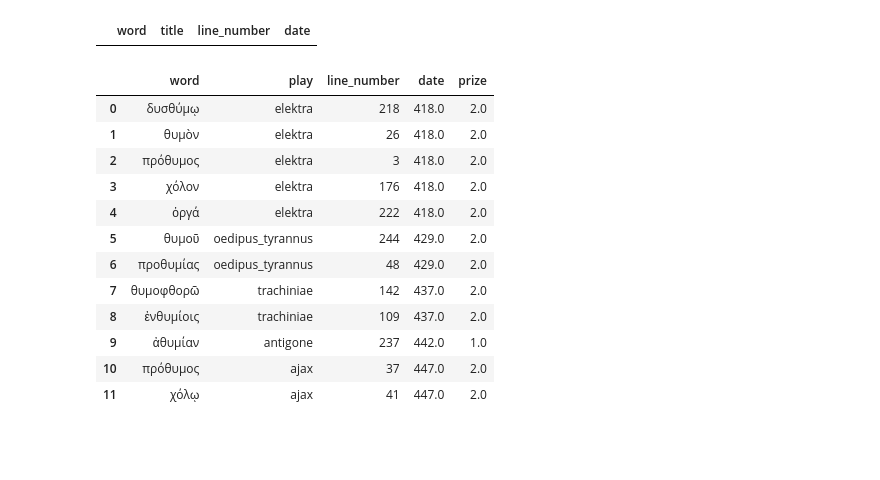
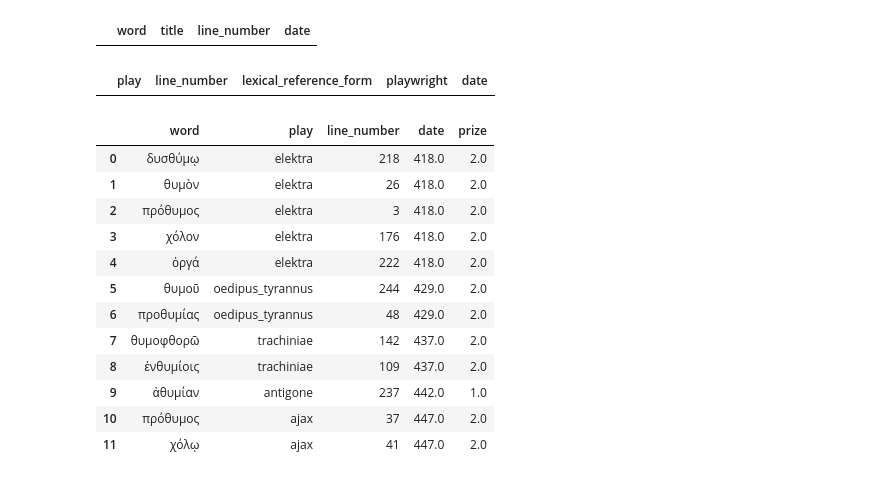
Before and after one commit to isaw-ga-3024/isaw-ga-3024.github.io, a Jupyter notebook: rebekah-rust-rebekahrust/rust_pandas-many-to-one.ipynb, the cells around one changed output. Drawn from its saved outputs; the diff is of its cells as text; code cells hidden in the pictures; blank space fills up the shorter version.

```diff
--- a/rebekah-rust-rebekahrust/rust_pandas-many-to-one.ipynb
+++ b/rebekah-rust-rebekahrust/rust_pandas-many-to-one.ipynb
@@ -339,5 +334,18 @@ ORDER BY play_info.date
 # %% [output]
 |  | word | title | line_number | date |
+# %%
+#So it seems that sql doesn't recognize unidcode, ergo the following code produces nothing.
+#I'm going to read up on how the Classical Toolkit can help my unicode issues this week, but right now I've run out of time.
+pd.read_sql("""SELECT anger.play,anger.line_number,anger.lexical_reference_form,play_info.playwright,play_info.date
+FROM play_info,anger
+WHERE (play_info.playwright=anger.playwright)
+AND (anger.play=play_info.title)
+AND (anger.lexical_reference_form="θυμός")
+AND (play_info.date<=413
+AND (play_info.date>=404))
+""",conn)
+# %% [output]
+|  | play | line_number | lexical_reference_form | playwright | date |
 # %%
 pd.read_sql("""SELECT anger.word,anger.play,anger.line_number,play_info.date, play_info.prize
 FROM play_info,anger
```
Also changed, not shown: parts of 2 cells of this notebook.
